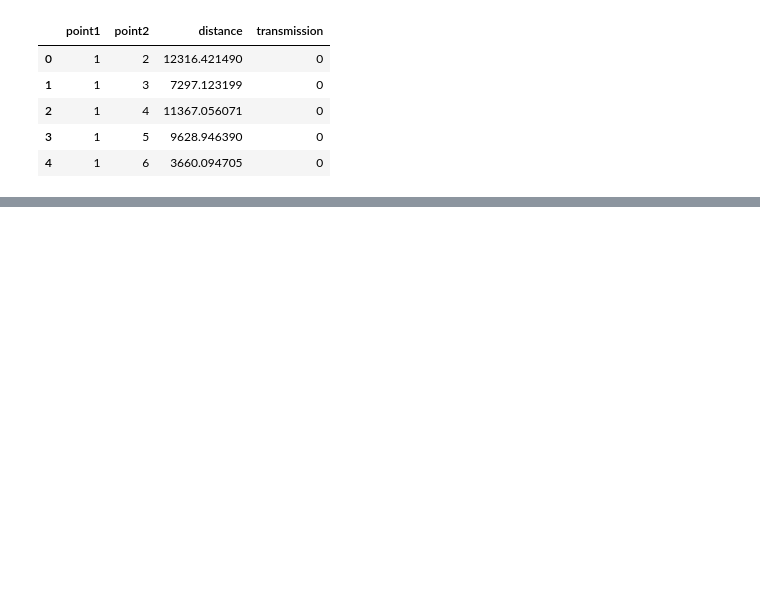
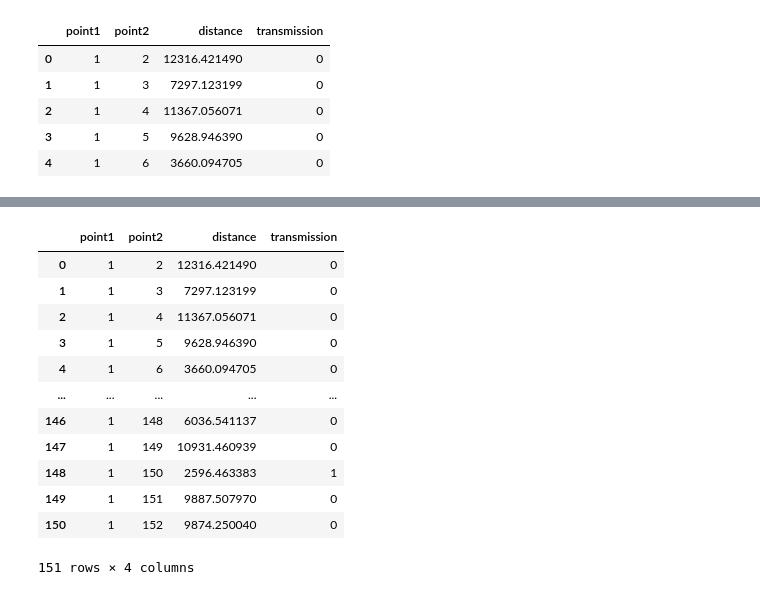
Before and after one commit to gerryfrank10/optimisation-and-algorithms, a Jupyter notebook: assesment/solution.ipynb, the cells around one changed output, grey strips where cells are left out. Saved outputs shown, nothing was run; the diff lists cells and outputs as text; code cells hidden in the pictures; blank space fills up the shorter version.

```diff
--- a/assesment/solution.ipynb
+++ b/assesment/solution.ipynb
@@ -131,0 +176,16 @@ Name: count, dtype: int64
+# %%
+distance_df[distance_df['point1'] == 1]
+# %% [output]
+|  | point1 | point2 | distance | transmission |
+| 0 | 1 | 2 | 12316.421490 | 0 |
+| 1 | 1 | 3 | 7297.123199 | 0 |
+| 2 | 1 | 4 | 11367.056071 | 0 |
+| 3 | 1 | 5 | 9628.946390 | 0 |
+| 4 | 1 | 6 | 3660.094705 | 0 |
+| ... | ... | ... | ... | ... |
+| 146 | 1 | 148 | 6036.541137 | 0 |
+| 147 | 1 | 149 | 10931.460939 | 0 |
+| 148 | 1 | 150 | 2596.463383 | 1 |
+| 149 | 1 | 151 | 9887.507970 | 0 |
+| 150 | 1 | 152 | 9874.250040 | 0 |
+151 rows × 4 columns
```
Also changed, not shown: parts of 27 cells of this notebook.
